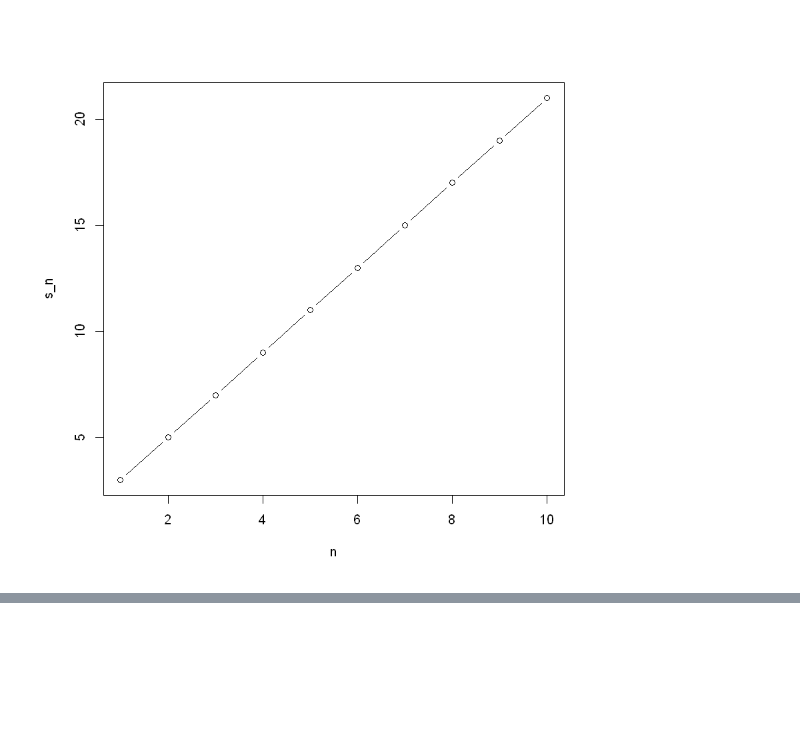
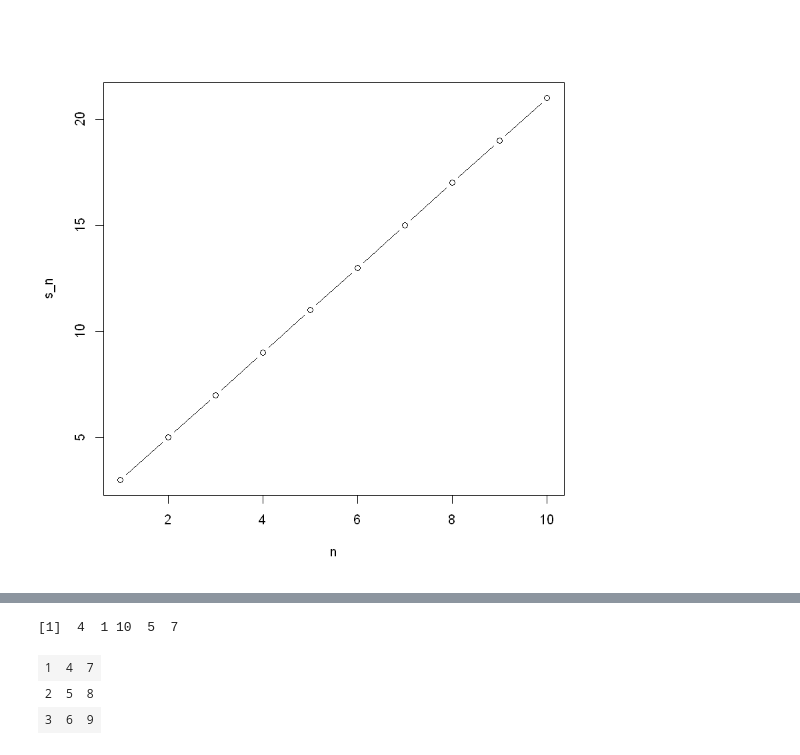
Before and after one commit to mlaai/Deep-Learning, a Jupyter notebook: Code/Projects/Data/RQuickReference.ipynb, the cells around one changed output, grey strips where cells are left out. Cells and saved outputs as stored; diff of their text form; code cells hidden in the pictures; blank space fills up the shorter version.

```diff
--- a/Code/Projects/Data/RQuickReference.ipynb
+++ b/Code/Projects/Data/RQuickReference.ipynb
@@ -66,0 +150,13 @@ plot(n, s_n, type='b') # use b, c, l
+# %%
+set.seed(1234)
+sample(series3,size=5)
+# %% [output]
+[1]  4  1 10  5  7
+# %%
+#Matrix
+A <- matrix(c(1,2,3,4,5,6,7,8,9),nrow=3,ncol=3)
+A
+# %% [output]
+| 1 | 4 | 7 |
+| 2 | 5 | 8 |
+| 3 | 6 | 9 |
```
Also changed, not shown: parts of 6 cells of this notebook.
